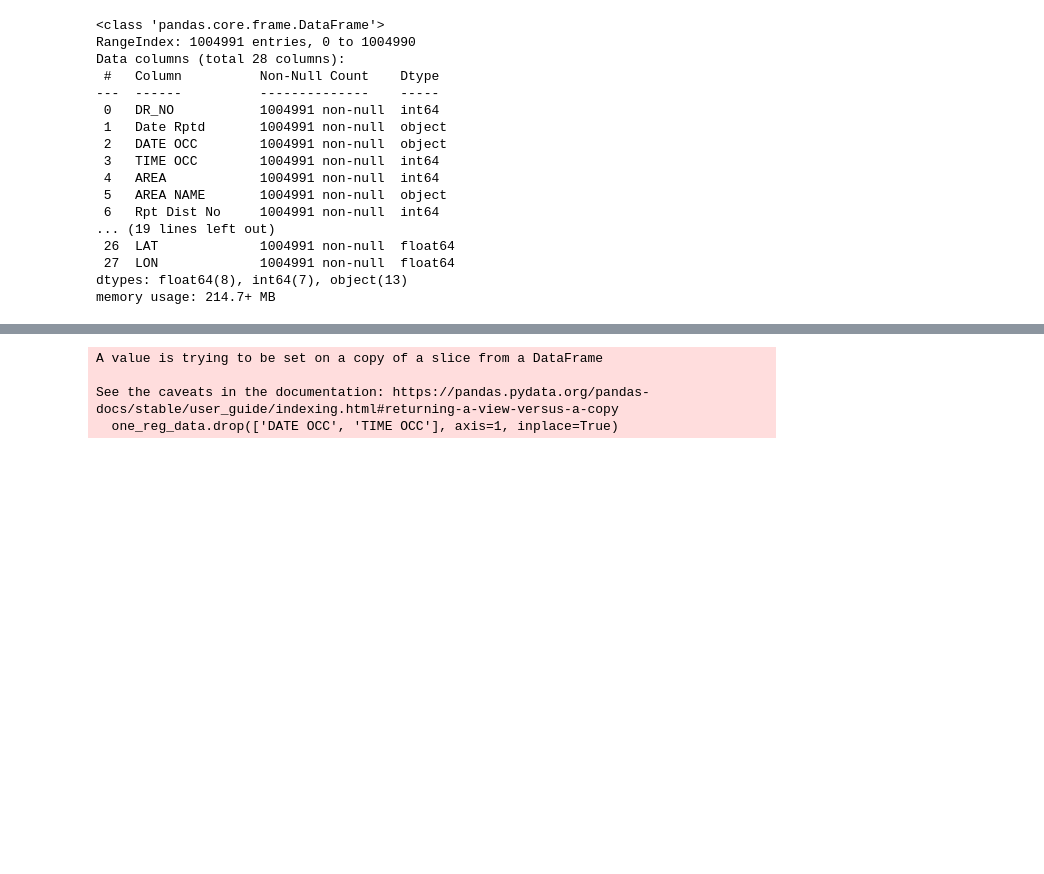
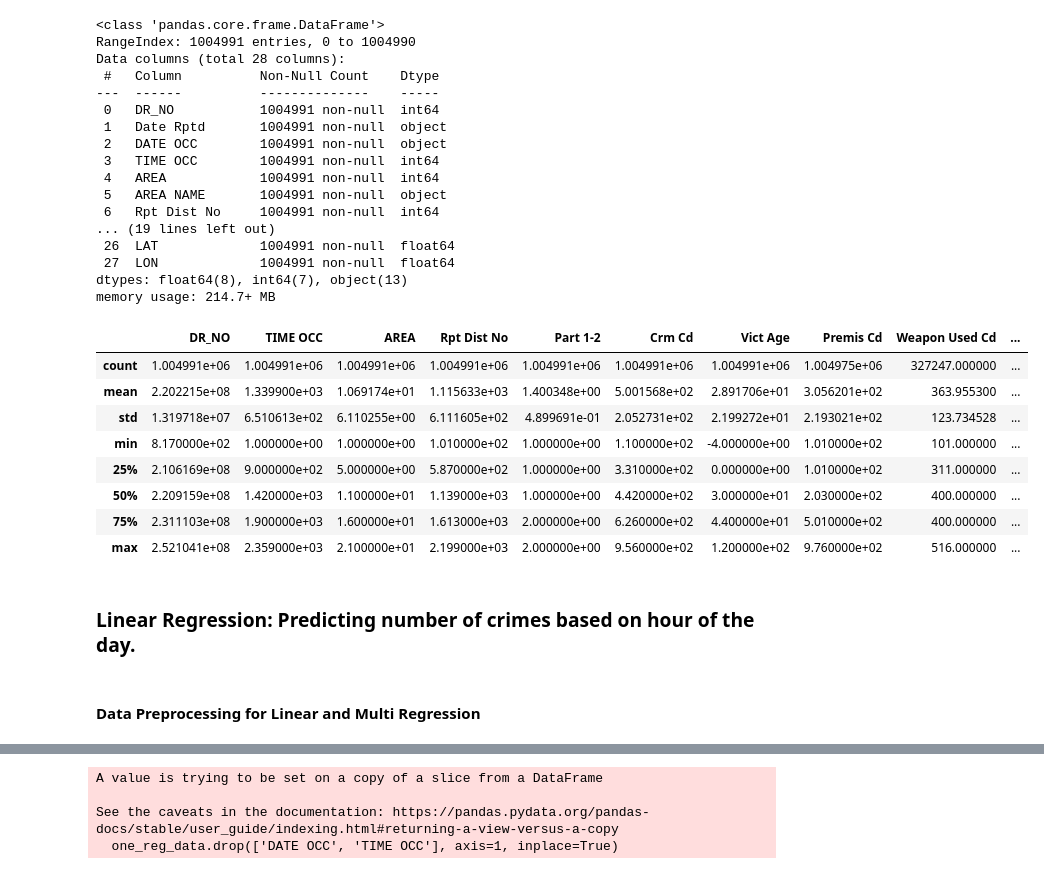
Before and after one commit to smusab9152/LA_Crime, a Jupyter notebook: Regression_Models.ipynb, the cells around one changed output, grey strips where cells are left out. Cells and saved outputs as stored; diff of their text form; code cells hidden in the pictures; blank space fills up the shorter version.

```diff
--- a/Regression_Models.ipynb
+++ b/Regression_Models.ipynb
@@ -36,4 +41,20 @@ Data columns (total 28 columns):
  27  LON             1004991 non-null  float64
 dtypes: float64(8), int64(7), object(13)
 memory usage: 214.7+ MB
+# %%
+data.describe()
+# %% [output]
+|  | DR_NO | TIME OCC | AREA | Rpt Dist No | Part 1-2 | Crm Cd | Vict Age | Premis Cd | Weapon Used Cd | ... |
+| count | 1.004991e+06 | 1.004991e+06 | 1.004991e+06 | 1.004991e+06 | 1.004991e+06 | 1.004991e+06 | 1.004991e+06 | 1.004975e+06 | 327247.000000 | ... |
+| mean | 2.202215e+08 | 1.339900e+03 | 1.069174e+01 | 1.115633e+03 | 1.400348e+00 | 5.001568e+02 | 2.891706e+01 | 3.056201e+02 | 363.955300 | ... |
+| std | 1.319718e+07 | 6.510613e+02 | 6.110255e+00 | 6.111605e+02 | 4.899691e-01 | 2.052731e+02 | 2.199272e+01 | 2.193021e+02 | 123.734528 | ... |
+| min | 8.170000e+02 | 1.000000e+00 | 1.000000e+00 | 1.010000e+02 | 1.000000e+00 | 1.100000e+02 | -4.000000e+00 | 1.010000e+02 | 101.000000 | ... |
+| 25% | 2.106169e+08 | 9.000000e+02 | 5.000000e+00 | 5.870000e+02 | 1.000000e+00 | 3.310000e+02 | 0.000000e+00 | 1.010000e+02 | 311.000000 | ... |
+| 50% | 2.209159e+08 | 1.420000e+03 | 1.100000e+01 | 1.139000e+03 | 1.000000e+00 | 4.420000e+02 | 3.000000e+01 | 2.030000e+02 | 400.000000 | ... |
+| 75% | 2.311103e+08 | 1.900000e+03 | 1.600000e+01 | 1.613000e+03 | 2.000000e+00 | 6.260000e+02 | 4.400000e+01 | 5.010000e+02 | 400.000000 | ... |
+| max | 2.521041e+08 | 2.359000e+03 | 2.100000e+01 | 2.199000e+03 | 2.000000e+00 | 9.560000e+02 | 1.200000e+02 | 9.760000e+02 | 516.000000 | ... |
+# %% [markdown]
+### Linear Regression: Predicting number of crimes based on hour of the day.
+# %% [markdown]
+#### Data Preprocessing for Linear and Multi Regression
 # %%
```
Also changed, not shown: parts of 60 cells of this notebook, 4 other files.
